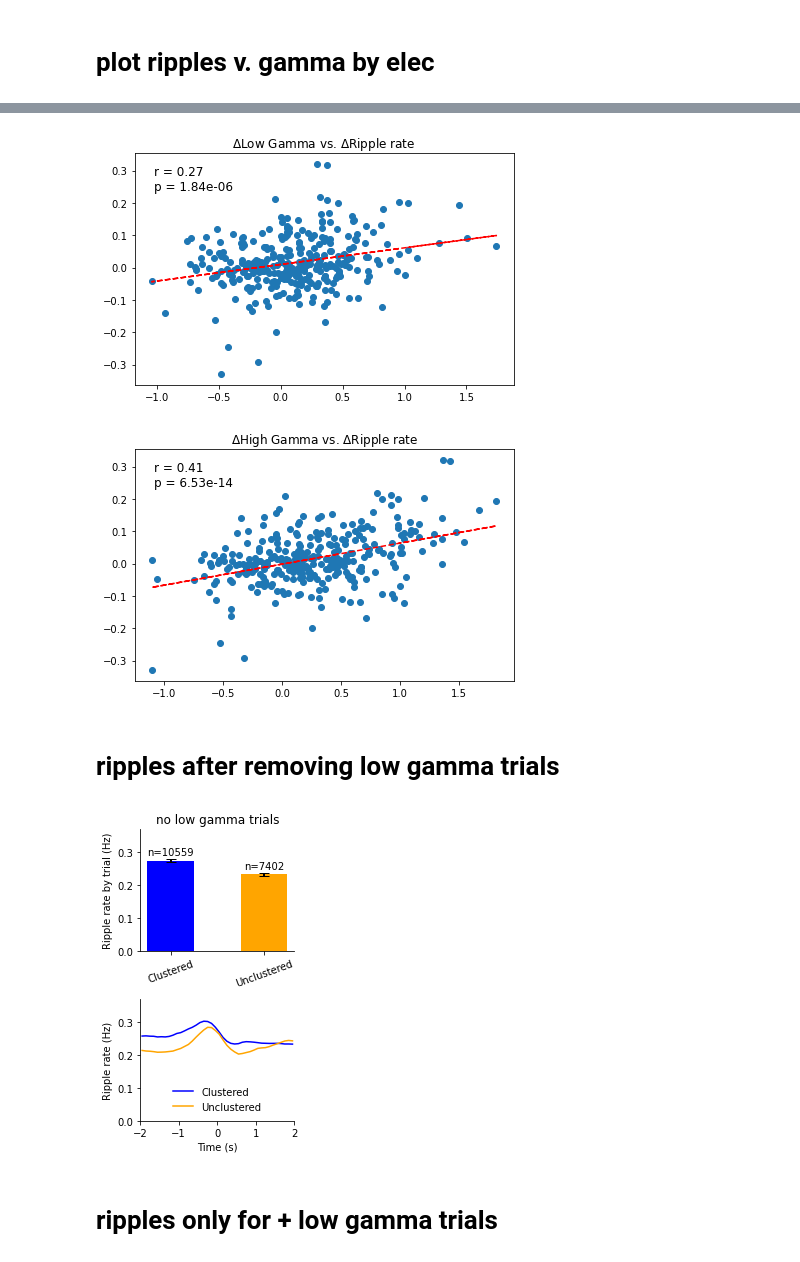
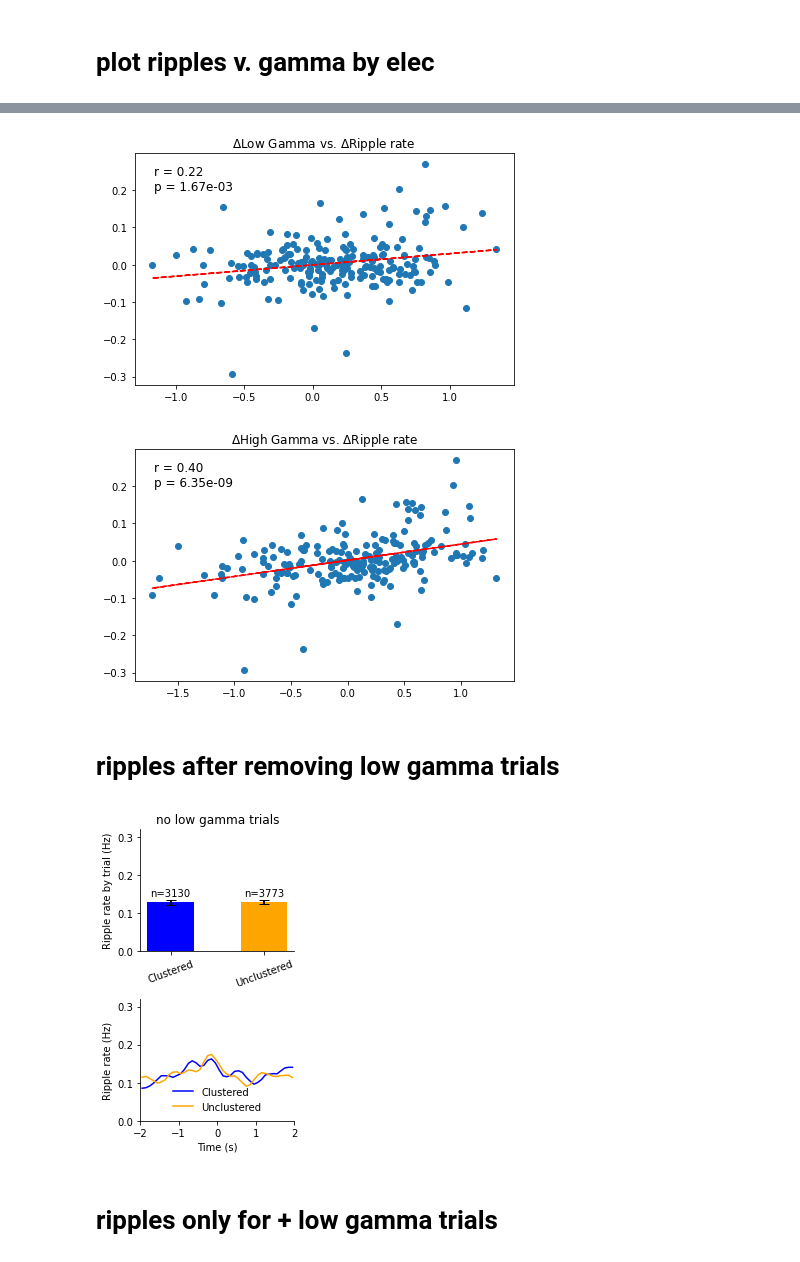
Before and after one commit to jjsakon/SWRrefactored, a Jupyter notebook: code/rippleVsGammaByElectrode.ipynb, the cells around one changed output, grey strips where cells are left out. Cells and saved outputs as stored; diff of their text form; code cells hidden in the pictures.

Commit message:
2024-08-20 some variable name changes for better comprehensibility

```diff
--- a/code/rippleVsGammaByElectrode.ipynb
+++ b/code/rippleVsGammaByElectrode.ipynb
@@ -55,13 +42,13 @@ The animation.avconv_args rcparam was deprecated in Matplotlib 3.3 and will be r
 # %%
 # for now the plotting code only works with one region at a time
-region_name = ['HPC'] # ['ENT'] # ['AMY'] ['HPC']
-subregion = ['ca1'] #['ca1'] # can use [''] to select ALL subregions
+region_name = ['ENT'] # ['ENT'] # ['AMY'] ['HPC']
+subregion = [''] #['ca1'] # can use [''] to select ALL subregions
 task = 'catFR1' # 'catFR1'
 savePath = f'{base}/figures/'
 
 # 1 for encoding, 0 for recall
 encoding_mode_arr = [0] #[0,1]
-freq_range_str_arr = [[33.5,75],[80,120]] #[[33.5,75],[80,120]] #,[2,4],[7,9]] # [80,178]
+freq_range_str_arr = [[33.5,75]]#,[80,120]] #[[33.5,75],[80,120]] #,[2,4],[7,9]] # [80,178]
 # these were selecetd to avoid 60 and 120 Hz using np.logspace(np.log10(30),np.log10(75),10)
 
 # define frequency ranges
@@ -147,6 +134,6 @@ array(['R1004D', 'R1015J', 'R1024E', 'R1031M', 'R1032D', 'R1035M',
 # %%
 gamma_sd_thresh = 1.5
-remove_first_recalls = 0 # if looking at recall might want to remove first recall of each list
+remove_first_recalls = 1 # if looking at recall might want to remove first recall of each list
 
 # select a patient?
 patient_idx = -1 # -1 means all
@@ -460,8 +424,10 @@ plt.tight_layout(); plt.show()
 
 a=1;
 # %% [output]
-[figure, old version]
+[figure, new version]
-[figure, old version]
+[figure, new version]
+# %%
+remove_low_freq = 1 # 1 for low gamma/theta; 2 for high gamma/theta
 # %% [markdown]
 # ripples after removing low gamma trials
 # %%
@@ -469,11 +435,17 @@ import matplotlib.gridspec as gridspec
 
 # Function parameters
 bin_size = 100  # in ms
-smoothing_triangle = 7  # triangular smoothing window width
+smoothing_triangle = 5  # triangular smoothing window width
 
-bar_ylimits = (0, 0.37)
-trial_select = ~z_low_gamma_trials
+bar_ylimits = (0, 0.32)
 
+if remove_low_freq == 1:
+    trial_select = ~z_low_gamma_trials
+elif remove_low_freq == 2:
+    trial_select = ~z_high_gamma_trials
+else:
+    print('Invalid remove_low_freq selection')
+    error
 
 ripple_swarm_start = int((-ripple_start_offset+ripple_analysis_start)/sr_factor)
 ripple_swarm_end = int((-ripple_start_offset+ripple_analysis_end)/sr_factor)
@@ -545,34 +517,34 @@ for bar, n in zip(bars, n_trials):
 # Calculate PSTH for each group
 ripple_PSTH_clustered, bin_centers = fullPSTH(start_array[trial_select & clust_clustered], bin_size, smoothing_triangle, fs, ripple_start_offset)
 ripple_PSTH_unclustered, _ = fullPSTH(start_array[trial_select & clust_unclustered], bin_size, smoothing_triangle, fs, ripple_start_offset)
 ripple_PSTH_not_recalled, _ = fullPSTH(start_array[trial_select & clust_not_recalled], bin_size, smoothing_triangle, fs, ripple_start_offset)
 
 # Plot the PSTH for each group
 ax_psth = fig.add_subplot(gs[1, :])
 ax_psth.plot(bin_centers / 1000, ripple_PSTH_clustered, label='Clustered', color=palette['Clustered'])
 ax_psth.plot(bin_centers / 1000, ripple_PSTH_unclustered, label='Unclustered', color=palette['Unclustered'])
 if encoding_mode == 1:
     ax_psth.plot(bin_centers / 1000, ripple_PSTH_not_recalled, label='Not Recalled', color=palette['Not Recalled'])
     ax_psth.axvline(x=0.0, color='black', linestyle='--')
     ax_psth.axvline(x=1.6, color='black', linestyle='--')
     ax_psth.set_xlim(-0.25, 2.05)
 elif encoding_mode == 0:
     ax_psth.set_xlim(-2.0, 2.0)
 ax_psth.set_xlabel('Time (s)')
 ax_psth.set_ylim(0,bar_ylimits[1])
 ax_psth.set_ylabel('Ripple rate (Hz)')
 ax_psth.spines['right'].set_visible(False)
 ax_psth.spines['top'].set_visible(False)
 
 # Add legend to the bottom plot
 ax_psth.legend(loc='lower center', frameon=False)
 
 # Adjust layout
 plt.tight_layout()
 plt.show()
 a=1;
 # %% [output]
-[figure, old version]
+[figure, new version]
 # %% [markdown]
 # ripples only for + low gamma trials
 # %%
```
Also changed, not shown: parts of 14 cells of this notebook, 1 other file.
